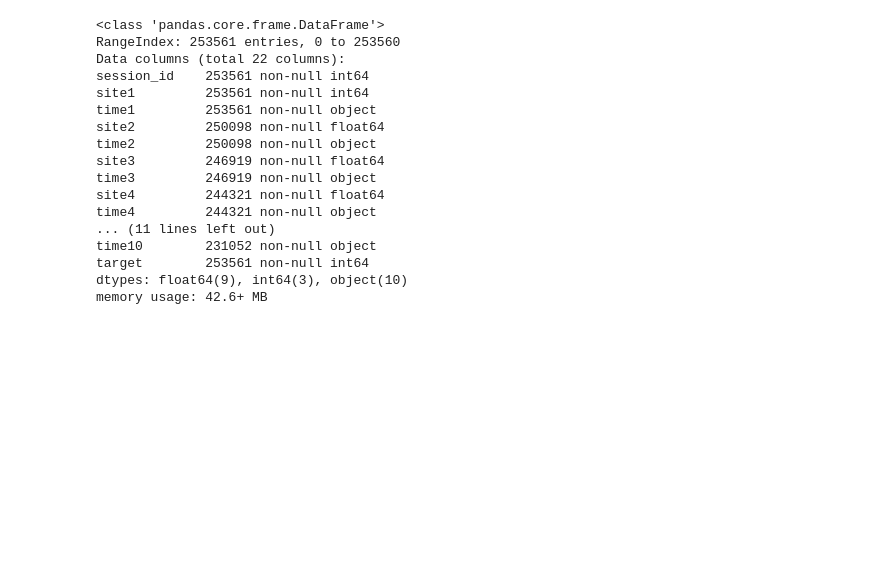
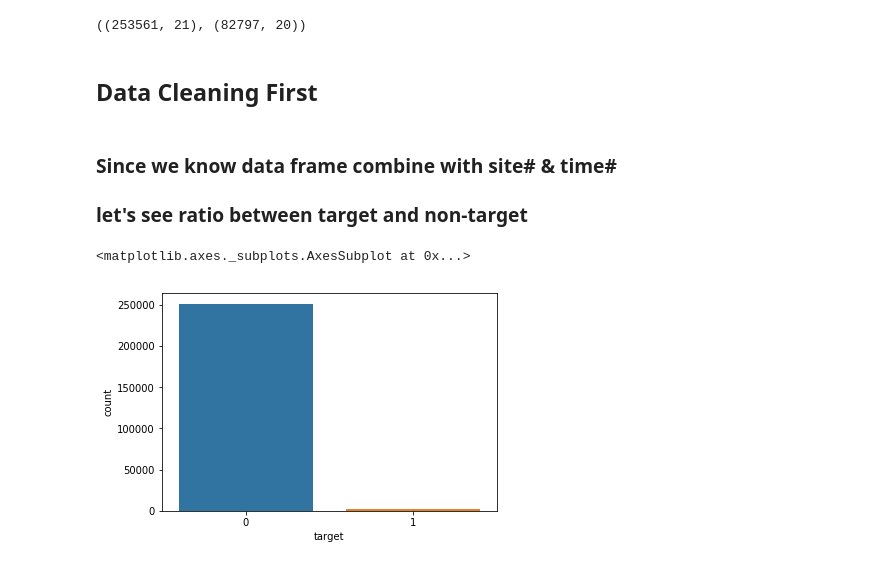
Before and after one commit to BoshengW/Data_Science_Learning, a Jupyter notebook: Alice_Kaggle/Alice Time Feature EDA.ipynb, the cells around one changed output. Cells and saved outputs as stored; diff of their text form; code cells hidden in the pictures; blank space fills up the shorter version.

```diff
--- a/Alice_Kaggle/Alice Time Feature EDA.ipynb
+++ b/Alice_Kaggle/Alice Time Feature EDA.ipynb
@@ -7,10 +7,8 @@ train_df = pd.read_csv('train_sessions.csv')
 # %%
-# data cleaning and manipulation
+# read data with
 sites = ['site%d' %i for i in range(1,11)]
 times = ['time%d' %i for i in range(1,11)]
 
-# NaN values
-train_df[sites] = train_df[sites].fillna(0)
-train_df[sites] = train_df[sites].astype(int)
-
-train_df[times] = train_df[times].fillna(0)
+train_df = pd.read_csv('train_sessions.csv', index_col='session_id', parse_dates=times)
+test_df = pd.read_csv('test_sessions.csv', index_col='session_id', parse_dates=times)
+pickle_file = 'site_dic.pkl'
@@ -26,20 +15,21 @@ train_df[times] = train_df[times].fillna(0)
-# %%
-train_df.info()
-# %% [output]
-<class 'pandas.core.frame.DataFrame'>
-RangeIndex: 253561 entries, 0 to 253560
-Data columns (total 22 columns):
-session_id    253561 non-null int64
-site1         253561 non-null int64
-time1         253561 non-null object
-site2         250098 non-null float64
-time2         250098 non-null object
-site3         246919 non-null float64
-time3         246919 non-null object
-site4         244321 non-null float64
-time4         244321 non-null object
-... (11 lines left out)
-time10        231052 non-null object
-target        253561 non-null int64
-dtypes: float64(9), int64(3), object(10)
-memory usage: 42.6+ MB
+# %%
+train_df.shape, test_df.shape
+# %% [output]
+((253561, 21), (82797, 20))
+# %% [markdown]
+## Data Cleaning First
+# %%
+# NaN values
+train_df[sites] = train_df[sites].fillna(0)
+train_df[sites] = train_df[sites].astype(int)
+
+
+train_df = train_df.sort_values(by='time1') # remove correlation with data order
+# %% [markdown]
+### Since we know data frame combine with site# & time#
+### let's see ratio between target and non-target
+# %%
+sns.countplot(train_df['target']) # this is a imbalance data
+# %% [output]
+<matplotlib.axes._subplots.AxesSubplot at 0x...>
+[figure, added]
```
Also changed, not shown: parts of 11 cells of this notebook, 1 other file.
